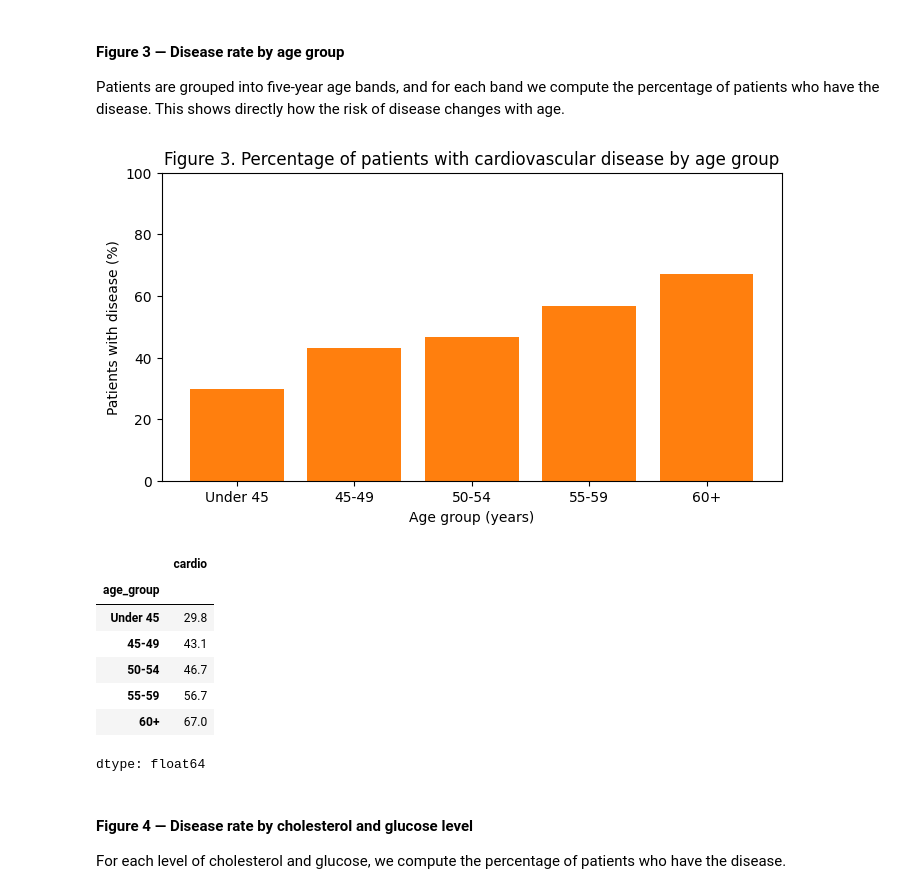
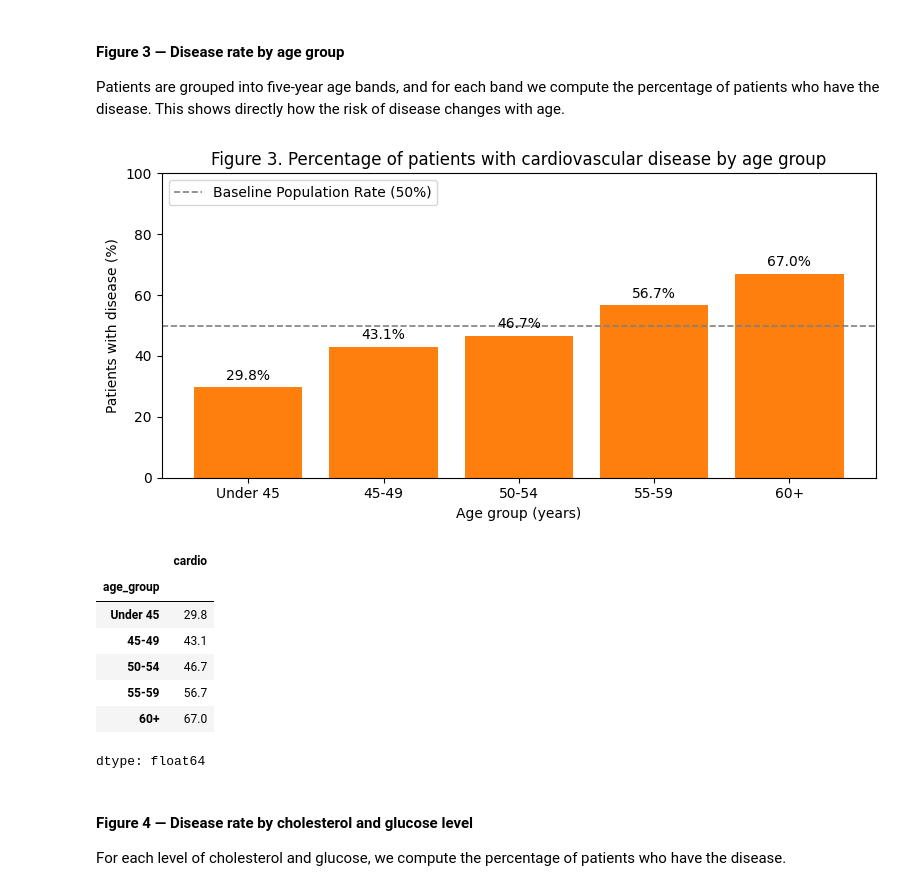
Before and after one commit to Kristina-Kojic/3000-AISE, a Jupyter notebook: DS3000_Project_Group01.ipynb, the cells around one changed output. Drawn from its saved outputs; the diff is of its cells as text; code cells hidden in the pictures.

```diff
--- a/DS3000_Project_Group01.ipynb
+++ b/DS3000_Project_Group01.ipynb
@@ -314,23 +335,52 @@ plt.show()
 Patients are grouped into five-year age bands, and for each band we compute the percentage of patients who
 have the disease. This shows directly how the risk of disease changes with age.
 # %%
-age_bins   = [0, 45, 50, 55, 60, 70]
+age_bins = [0, 45, 50, 55, 60, 70]
 age_labels = ["Under 45", "45-49", "50-54", "55-59", "60+"]
-plot_df["age_group"] = pd.cut(plot_df["age_years"], bins=age_bins, labels=age_labels, right=False)
+plot_df["age_group"] = pd.cut(
+    plot_df["age_years"], bins=age_bins, labels=age_labels, right=False
+)
 
-disease_rate_by_age = plot_df.groupby("age_group", observed=True)["cardio"].mean() * 100
+disease_rate_by_age = (
+    plot_df.groupby("age_group", observed=True)["cardio"].mean() * 100
+)
 
 plt.figure(figsize=(8, 4))
-plt.bar(disease_rate_by_age.index, disease_rate_by_age.values, color="#ff7f0e")
-plt.title("Figure 3. Percentage of patients with cardiovascular disease by age group")
+bars = plt.bar(
+    disease_rate_by_age.index, disease_rate_by_age.values, color="#ff7f0e"
+)
+plt.axhline(
+    50,
+    color="grey",
+    linestyle="--",
+    linewidth=1.2,
+    label="Baseline Population Rate (50%)",
+)
+
+plt.title(
+    "Figure 3. Percentage of patients with cardiovascular disease by age group"
+)
 plt.xlabel("Age group (years)")
 plt.ylabel("Patients with disease (%)")
 plt.ylim(0, 100)
+plt.legend(loc="upper left")
+
+for bar in bars:
+    height = bar.get_height()
+    plt.annotate(
+        f"{height:.1f}%",
+        (bar.get_x() + bar.get_width() / 2.0, height + 1.5),
+        ha="center",
+        va="bottom",
+        fontsize=10,
+    )
+
+plt.tight_layout()
 plt.show()
 
 disease_rate_by_age.round(1)
 # %% [output]
-[figure, old version]
+[figure, new version]
 |  | cardio |
 | age_group |  |
 | Under 45 | 29.8 |
```
Also changed, not shown: parts of 10 cells of this notebook.
